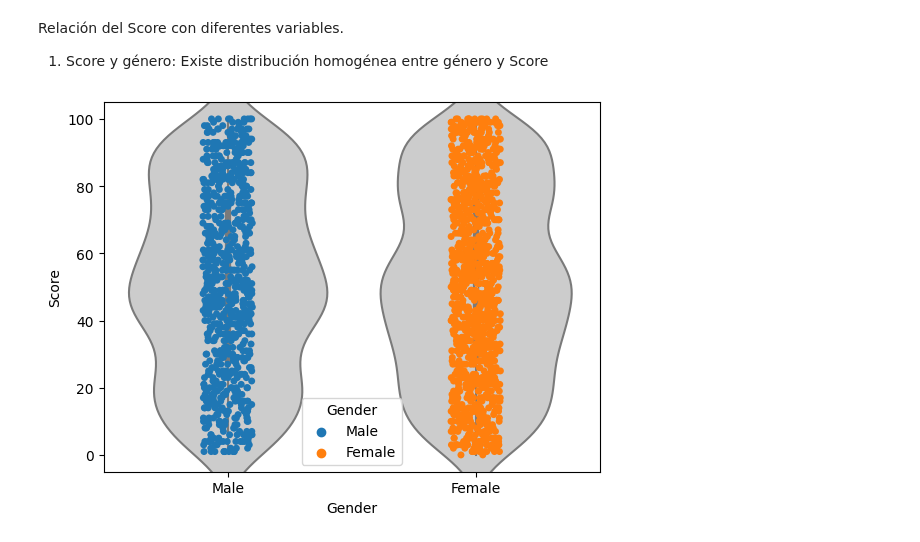
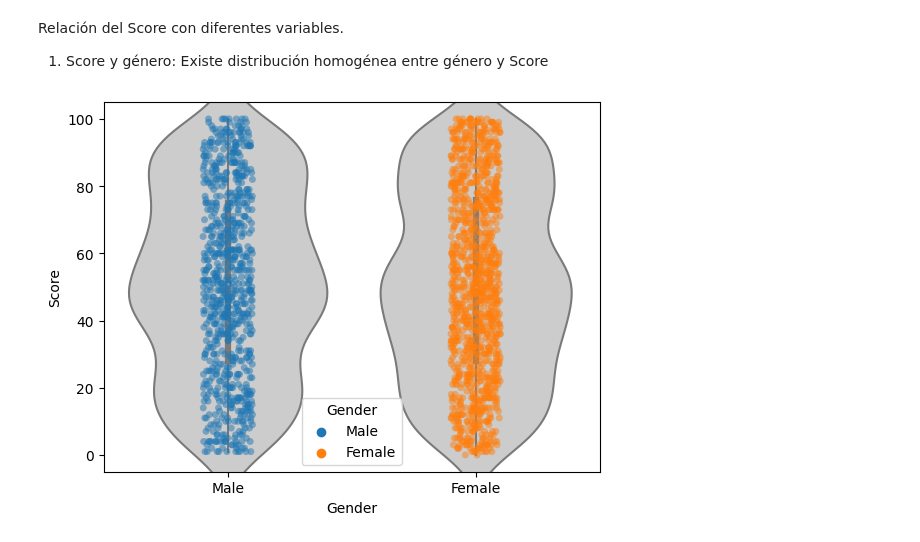
Before and after one commit to adolfo85/shopcustomer, a Jupyter notebook: notebooks/0.0-shopcustomer-introduction.ipynb, the cells around one changed output. Saved outputs shown, nothing was run; the diff lists cells and outputs as text; code cells hidden in the pictures.

```diff
--- a/notebooks/0.0-shopcustomer-introduction.ipynb
+++ b/notebooks/0.0-shopcustomer-introduction.ipynb
@@ -159,16 +159,17 @@ Relación del Score con diferentes variables.
 # %%
 ax = sns.violinplot(
     data=df_2,
     x='Gender',
     y='Score',
     color='.8'
 )
 ax =sns.stripplot(
     data=df_2,
     x='Gender',
     y='Score',
-    hue='Gender'
+    hue='Gender',
+    alpha= 0.5
 
 )
 # %% [output]
-[figure, old version]
+[figure, new version]
```
